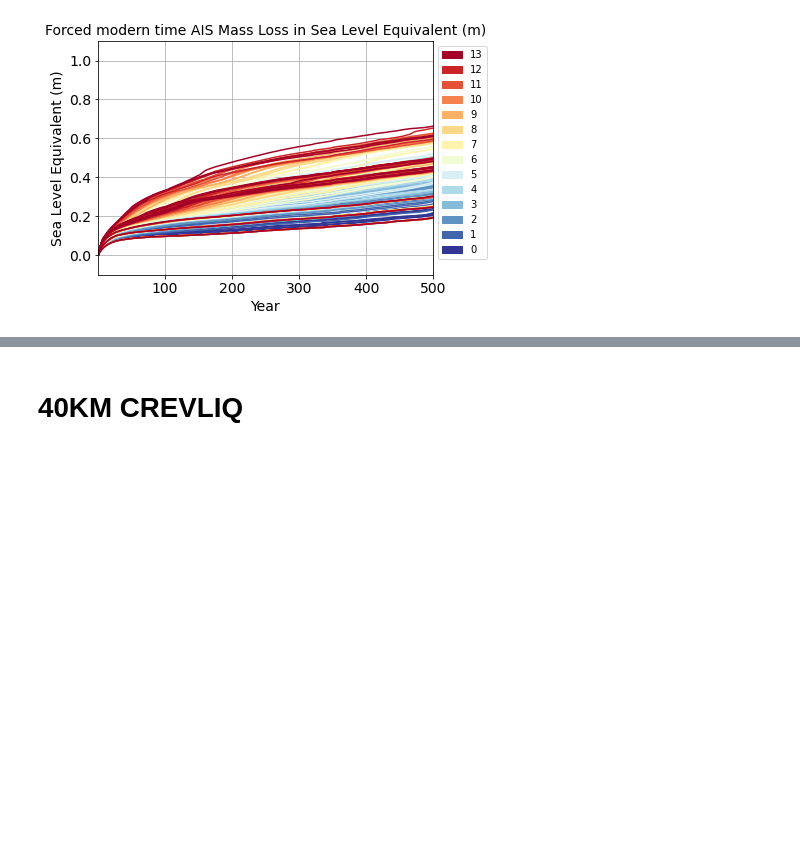
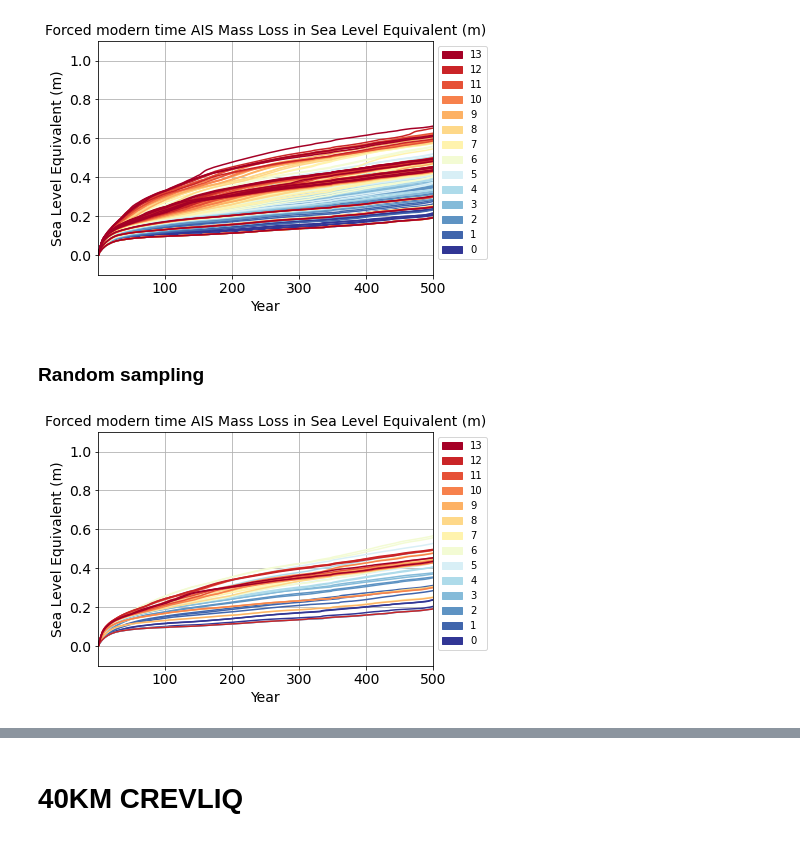
Before and after one commit to radical-collaboration/SAMPLE-ICM, a Jupyter notebook: notebooks/ISM_figures_40km.ipynb, the cells around one changed output, grey strips where cells are left out. Saved outputs shown, nothing was run; the diff lists cells and outputs as text; code cells hidden in the pictures; blank space fills up the shorter version.

Commit message:
updated results figures

```diff
--- a/notebooks/ISM_figures_40km.ipynb
+++ b/notebooks/ISM_figures_40km.ipynb
@@ -1,6 +1,8 @@
 # %%
 km40_dir = "/home/valeriehayot/Documents/code/SAMPLE-ICM/40km_fort"
 km100_dir = None
+km_40_random = "/home/valeriehayot/Documents/code/SAMPLE-ICM/40km_random"
+km_40_adaptive = "/home/valeriehayot/Documents/code/SAMPLE-ICM/40km_adaptive"
 # %%
 def load_fort22(data_dir):
     import pandas as pd
@@ -148,3 +152,11 @@ df = df[["time", "esl(m)", "crevliq", "cliffvmax"]]
 plot_timeseries_matplotlib(df, "esl(m)", ["cliffvmax","crevliq"])
 # %% [output]
 [figure]
+# %% [markdown]
+### Random sampling
+# %%
+df_rand = load_fort22(km_40_random)
+df_rand = df_rand[["time", "esl(m)", "crevliq", "cliffvmax"]]
+plot_timeseries_matplotlib(df_rand, "esl(m)", ["cliffvmax","crevliq"])
+# %% [output]
+[figure, added]
```
Also changed, not shown: parts of 10 cells of this notebook.
